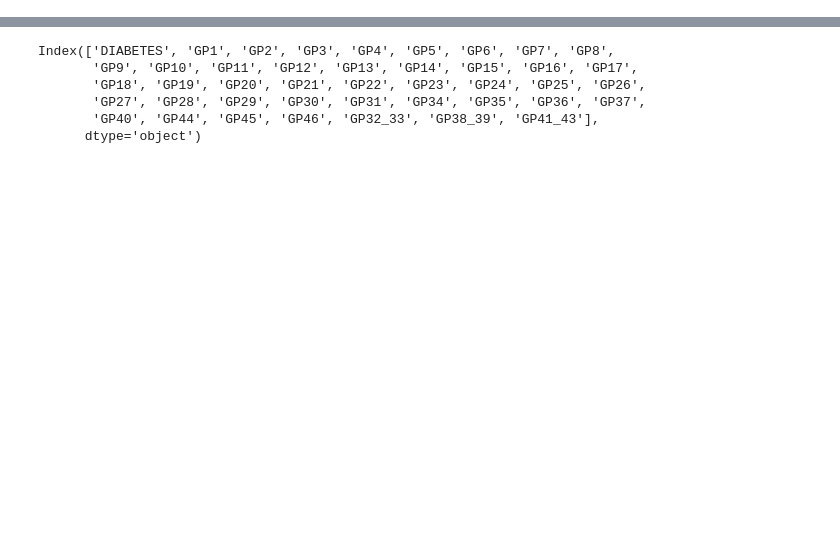
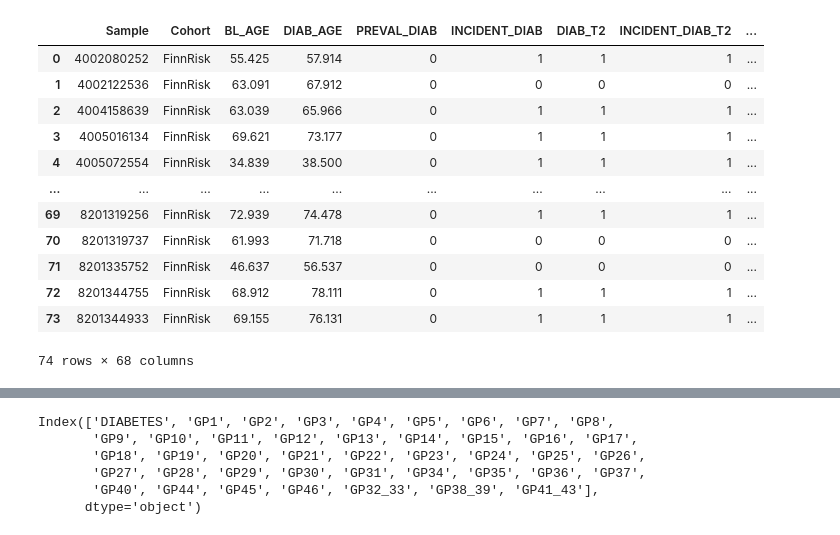
Before and after one commit to kmartinez834/Masters-Thesis, a Jupyter notebook: diabetes_glycomic/jupyter_notebooks/diabetes_all_models.ipynb, the cells around one changed output, grey strips where cells are left out. Cells and saved outputs as stored; diff of their text form; code cells hidden in the pictures; blank space fills up the shorter version.

```diff
--- a/diabetes_glycomic/jupyter_notebooks/diabetes_all_models.ipynb
+++ b/diabetes_glycomic/jupyter_notebooks/diabetes_all_models.ipynb
@@ -26,5 +25,20 @@ import xgboost as xgb
 from sklearn.feature_selection import SelectKBest, mutual_info_classif, SelectFromModel
 import shap
 # %%
-orig_df = pd.read_csv('df_preprocessed.tsv', sep="\t")
+orig_df = pd.read_csv('../data/HG_FinnRisk.txt', sep="\t", decimal=',')
 df = orig_df.copy(deep=True)
+df
+# %% [output]
+|  | Sample | Cohort | BL_AGE | DIAB_AGE | PREVAL_DIAB | INCIDENT_DIAB | DIAB_T2 | INCIDENT_DIAB_T2 | ... |
+| 0 | 4002080252 | FinnRisk | 55.425 | 57.914 | 0 | 1 | 1 | 1 | ... |
+| 1 | 4002122536 | FinnRisk | 63.091 | 67.912 | 0 | 0 | 0 | 0 | ... |
+| 2 | 4004158639 | FinnRisk | 63.039 | 65.966 | 0 | 1 | 1 | 1 | ... |
+| 3 | 4005016134 | FinnRisk | 69.621 | 73.177 | 0 | 1 | 1 | 1 | ... |
+| 4 | 4005072554 | FinnRisk | 34.839 | 38.500 | 0 | 1 | 1 | 1 | ... |
+| ... | ... | ... | ... | ... | ... | ... | ... | ... | ... |
+| 69 | 8201319256 | FinnRisk | 72.939 | 74.478 | 0 | 1 | 1 | 1 | ... |
+| 70 | 8201319737 | FinnRisk | 61.993 | 71.718 | 0 | 0 | 0 | 0 | ... |
+| 71 | 8201335752 | FinnRisk | 46.637 | 56.537 | 0 | 0 | 0 | 0 | ... |
+| 72 | 8201344755 | FinnRisk | 68.912 | 78.111 | 0 | 1 | 1 | 1 | ... |
+| 73 | 8201344933 | FinnRisk | 69.155 | 76.131 | 0 | 1 | 1 | 1 | ... |
+74 rows × 68 columns
```
Also changed, not shown: parts of 24 cells of this notebook, 2 other files.
